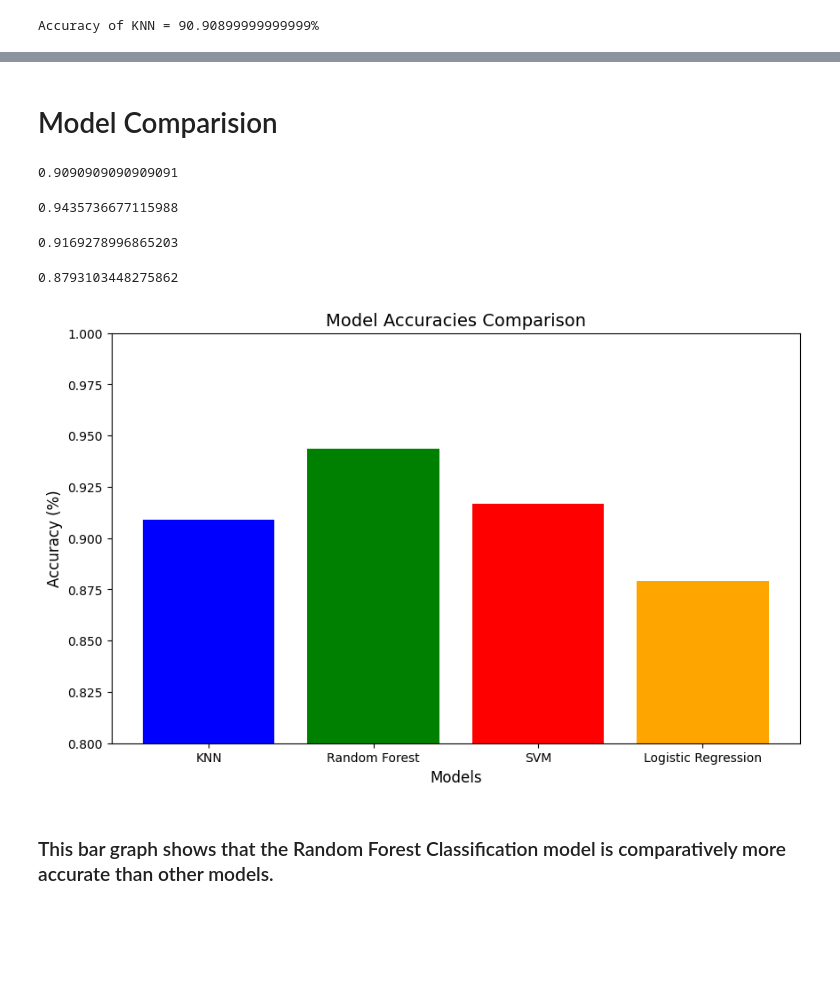
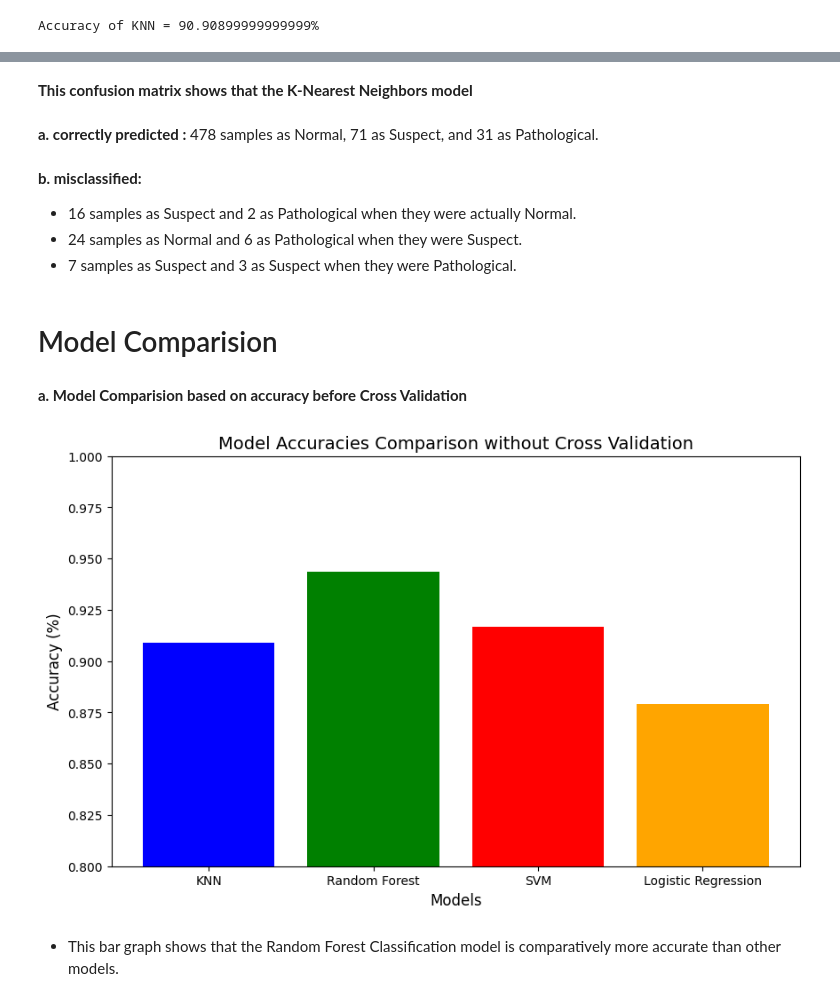
Before and after one commit to SakshyamStha/Fetal_Health_Classification, a Jupyter notebook: sg.ipynb, the cells around one changed output, grey strips where cells are left out. Cells and saved outputs as stored; diff of their text form; code cells hidden in the pictures; blank space fills up the shorter version.

```diff
--- a/sg.ipynb
+++ b/sg.ipynb
@@ -390,36 +504,31 @@ weighted avg       0.91      0.91      0.91       638
+# %% [markdown]
+**This confusion matrix shows that the K-Nearest Neighbors model**<br><br>
+**a. correctly predicted :**
+ 478 samples as Normal, 71 as Suspect, and 31 as Pathological.
+<br><br>
+**b. misclassified:**
+- 16 samples as Suspect and 2 as Pathological when they were actually Normal.
+- 24 samples as Normal and 6 as Pathological when they were Suspect.
+- 7 samples as Suspect and 3 as Suspect when they were Pathological.
 # %% [markdown]
 # Model Comparision
-# %%
-knn_accuracy
-# %% [output]
-0.9090909090909091
-# %%
-rf_accuracy
-# %% [output]
-0.9435736677115988
-# %%
-svm_accuracy
-# %% [output]
-0.9169278996865203
-# %%
-lr_accuracy
-# %% [output]
-0.8793103448275862
+# %% [markdown]
+**a. Model Comparision based on accuracy before Cross Validation**
 # %%
 models = ['KNN', 'Random Forest', 'SVM', 'Logistic Regression']
 accuracies = [knn_accuracy, rf_accuracy, svm_accuracy, lr_accuracy]
 
 
 plt.figure(figsize=(10, 6))
 plt.bar(models, accuracies, color=['blue', 'green', 'red', 'orange'])
 
-plt.title('Model Accuracies Comparison', fontsize=14)
+plt.title('Model Accuracies Comparison without Cross Validation', fontsize=14)
 plt.ylim(0.8,1.0)
 plt.xlabel('Models', fontsize=12)
 plt.ylabel('Accuracy (%)', fontsize=12)
 
 plt.show()
 # %% [output]
-[figure, old version]
+[figure, new version]
 # %% [markdown]
-### This bar graph shows that the Random Forest Classification model is comparatively more accurate than other models.
+- This bar graph shows that the Random Forest Classification model is comparatively more accurate than other models.
```
Also changed, not shown: parts of 26 cells of this notebook.
